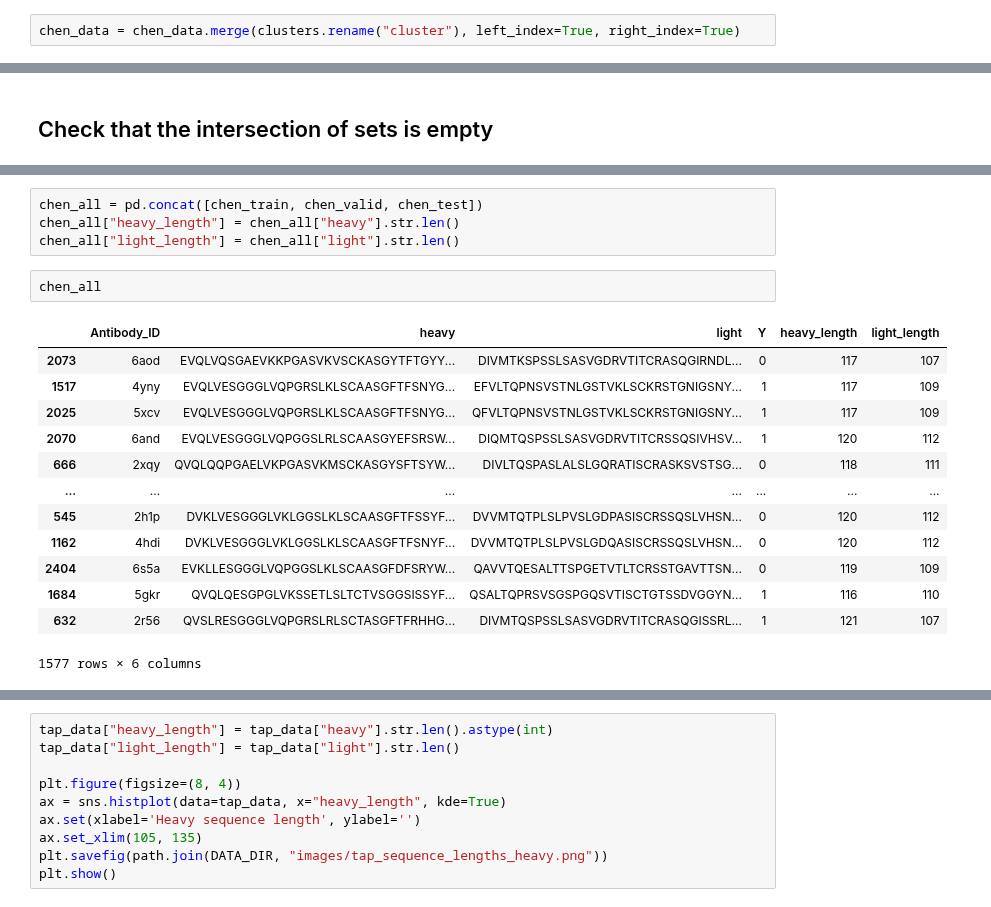
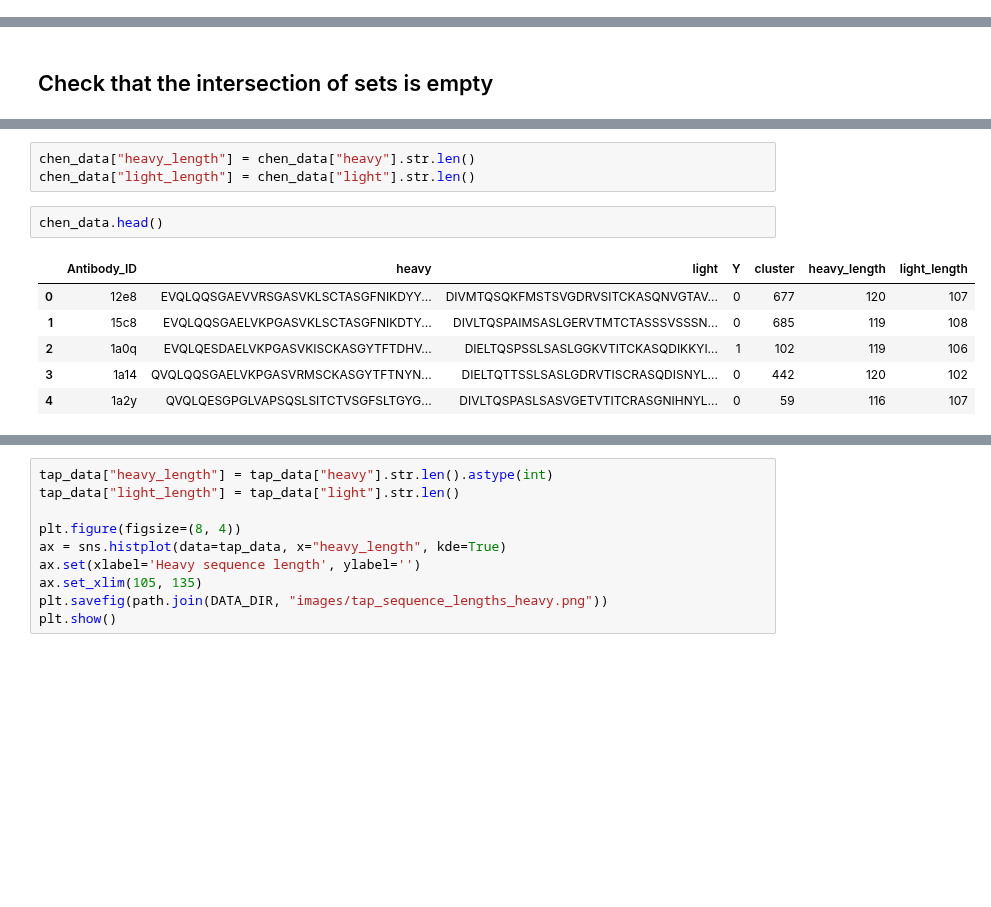
Before and after one commit to kvetab/di-pred, a Jupyter notebook: notebooks/data_processing/04-data-split-deduplicated.ipynb, the cells around one changed output, grey strips where cells are left out. Cells and saved outputs as stored; diff of their text form; blank space fills up the shorter version.

```diff
--- a/notebooks/data_processing/04-data-split-deduplicated.ipynb
+++ b/notebooks/data_processing/04-data-split-deduplicated.ipynb
@@ -327,4 +343,2 @@ seeds = [13, 19, 27, 38, 42]
-# %%
-chen_data = chen_data.merge(clusters.rename("cluster"), left_index=True, right_index=True)
 # %%
 for seed in seeds:
@@ -482,22 +426,14 @@ Name: Y, dtype: int64
 # %%
-chen_all = pd.concat([chen_train, chen_valid, chen_test])
-chen_all["heavy_length"] = chen_all["heavy"].str.len()
-chen_all["light_length"] = chen_all["light"].str.len()
+chen_data["heavy_length"] = chen_data["heavy"].str.len()
+chen_data["light_length"] = chen_data["light"].str.len()
 # %%
-chen_all
+chen_data.head()
 # %% [output]
-|  | Antibody_ID | heavy | light | Y | heavy_length | light_length |
-| 2073 | 6aod | EVQLVQSGAEVKKPGASVKVSCKASGYTFTGYY... | DIVMTKSPSSLSASVGDRVTITCRASQGIRNDL... | 0 | 117 | 107 |
-| 1517 | 4yny | EVQLVESGGGLVQPGRSLKLSCAASGFTFSNYG... | EFVLTQPNSVSTNLGSTVKLSCKRSTGNIGSNY... | 1 | 117 | 109 |
-| 2025 | 5xcv | EVQLVESGGGLVQPGRSLKLSCAASGFTFSNYG... | QFVLTQPNSVSTNLGSTVKLSCKRSTGNIGSNY... | 1 | 117 | 109 |
-| 2070 | 6and | EVQLVESGGGLVQPGGSLRLSCAASGYEFSRSW... | DIQMTQSPSSLSASVGDRVTITCRSSQSIVHSV... | 1 | 120 | 112 |
-| 666 | 2xqy | QVQLQQPGAELVKPGASVKMSCKASGYSFTSYW... | DIVLTQSPASLALSLGQRATISCRASKSVSTSG... | 0 | 118 | 111 |
-| ... | ... | ... | ... | ... | ... | ... |
-| 545 | 2h1p | DVKLVESGGGLVKLGGSLKLSCAASGFTFSSYF... | DVVMTQTPLSLPVSLGDPASISCRSSQSLVHSN... | 0 | 120 | 112 |
-| 1162 | 4hdi | DVKLVESGGGLVKLGGSLKLSCAASGFTFSNYF... | DVVMTQTPLSLPVSLGDQASISCRSSQSLVHSN... | 0 | 120 | 112 |
-| 2404 | 6s5a | EVKLLESGGGLVQPGGSLKLSCAASGFDFSRYW... | QAVVTQESALTTSPGETVTLTCRSSTGAVTTSN... | 0 | 119 | 109 |
-| 1684 | 5gkr | QVQLQESGPGLVKSSETLSLTCTVSGGSISSYF... | QSALTQPRSVSGSPGQSVTISCTGTSSDVGGYN... | 1 | 116 | 110 |
-| 632 | 2r56 | QVSLRESGGGLVQPGRSLRLSCTASGFTFRHHG... | DIVMTQSPSSLSASVGDRVTITCRASQGISSRL... | 1 | 121 | 107 |
+|  | Antibody_ID | heavy | light | Y | cluster | heavy_length | light_length |
+| 0 | 12e8 | EVQLQQSGAEVVRSGASVKLSCTASGFNIKDYY... | DIVMTQSQKFMSTSVGDRVSITCKASQNVGTAV... | 0 | 677 | 120 | 107 |
+| 1 | 15c8 | EVQLQQSGAELVKPGASVKLSCTASGFNIKDTY... | DIVLTQSPAIMSASLGERVTMTCTASSSVSSSN... | 0 | 685 | 119 | 108 |
+| 2 | 1a0q | EVQLQESDAELVKPGASVKISCKASGYTFTDHV... | DIELTQSPSSLSASLGGKVTITCKASQDIKKYI... | 1 | 102 | 119 | 106 |
+| 3 | 1a14 | QVQLQQSGAELVKPGASVRMSCKASGYTFTNYN... | DIELTQTTSSLSASLGDRVTISCRASQDISNYL... | 0 | 442 | 120 | 102 |
+| 4 | 1a2y | QVQLQESGPGLVAPSQSLSITCTVSGFSLTGYG... | DIVLTQSPASLSASVGETVTITCRASGNIHNYL... | 0 | 59 | 116 | 107 |
-1577 rows × 6 columns
 # %%
 plt.figure(figsize=(8, 4))
```
Also changed, not shown: parts of 73 cells of this notebook.
